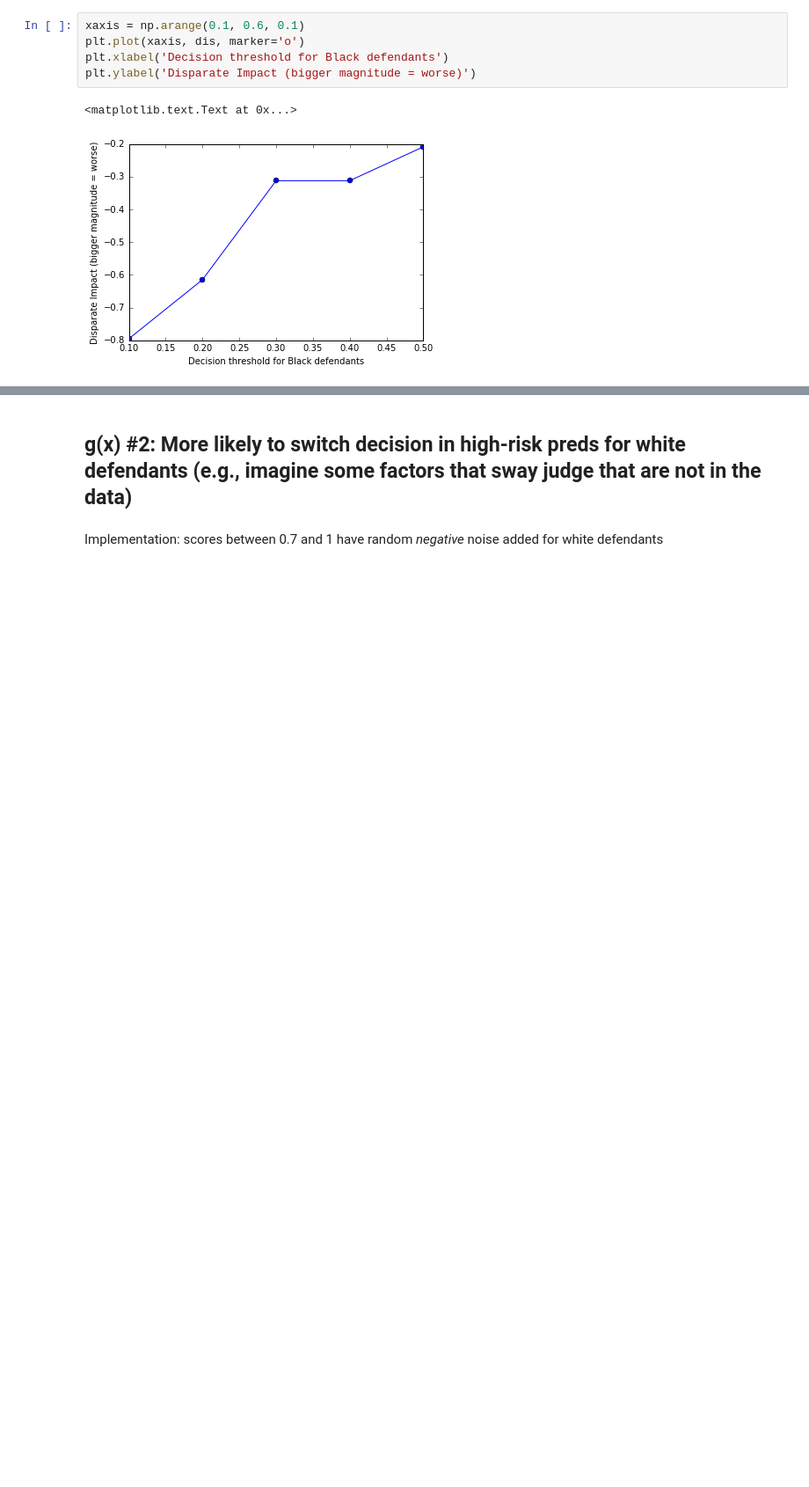
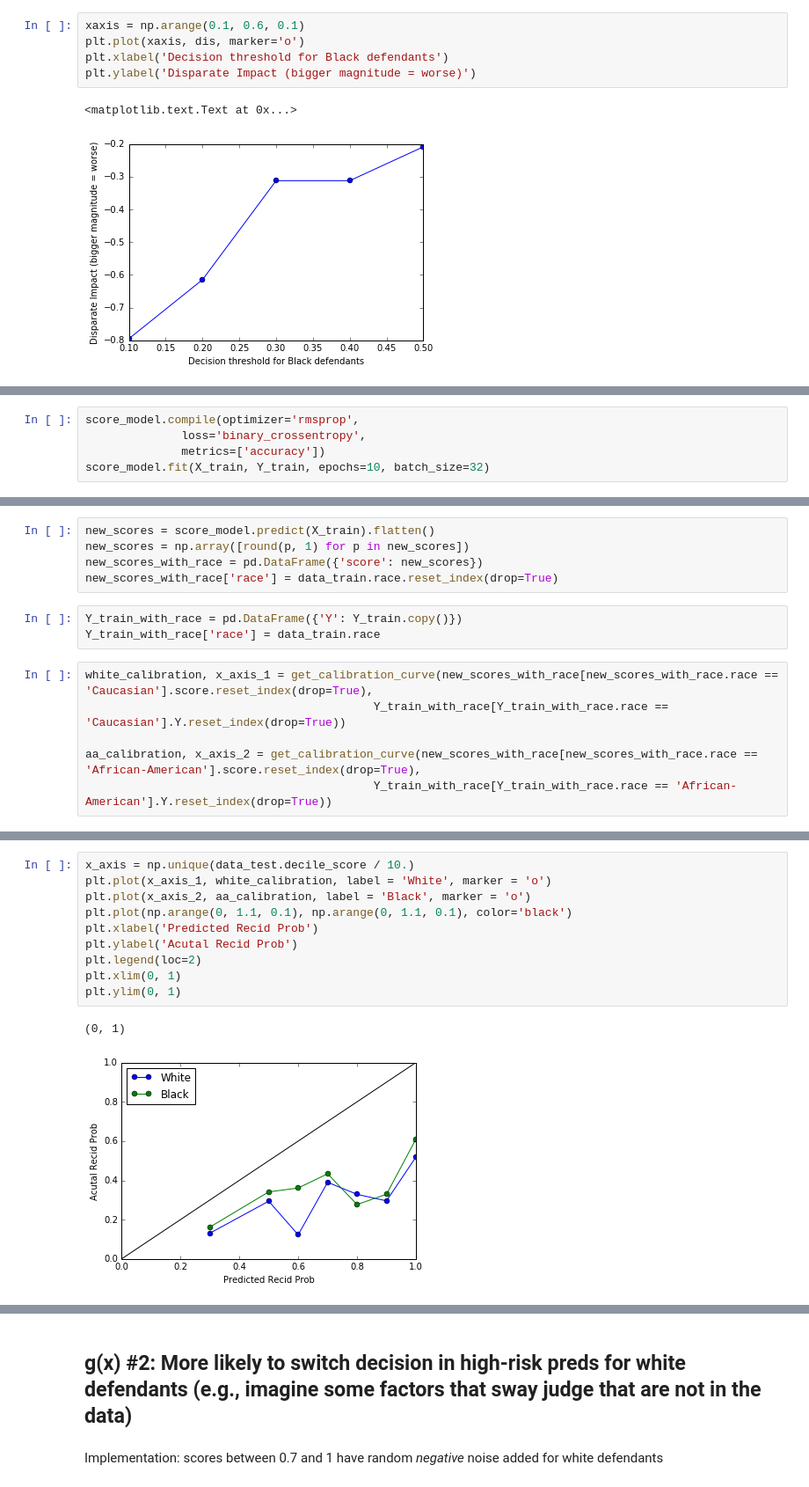
Before and after one commit to harinisuresh/compas-analysis, a Jupyter notebook: Heterogenous Eng Analysis.ipynb, the cells around one changed output, grey strips where cells are left out. Shown at 88% size. Saved outputs shown, nothing was run; the diff lists cells and outputs as text; blank space fills up the shorter version.

```diff
--- a/Heterogenous Eng Analysis.ipynb
+++ b/Heterogenous Eng Analysis.ipynb
@@ -272,0 +341,5 @@ plt.ylabel('Disparate Impact (bigger magnitude = worse)')
+# %%
+score_model.compile(optimizer='rmsprop',
+              loss='binary_crossentropy',
+              metrics=['accuracy'])
+score_model.fit(X_train, Y_train, epochs=10, batch_size=32)
@@ -272,0 +418,14 @@ plt.ylabel('Disparate Impact (bigger magnitude = worse)')
+# %%
+new_scores = score_model.predict(X_train).flatten()
+new_scores = np.array([round(p, 1) for p in new_scores])
+new_scores_with_race = pd.DataFrame({'score': new_scores})
+new_scores_with_race['race'] = data_train.race.reset_index(drop=True)
+# %%
+Y_train_with_race = pd.DataFrame({'Y': Y_train.copy()})
+Y_train_with_race['race'] = data_train.race
+# %%
+white_calibration, x_axis_1 = get_calibration_curve(new_scores_with_race[new_scores_with_race.race == 'Caucasian'].score.reset_index(drop=True),
+                                          Y_train_with_race[Y_train_with_race.race == 'Caucasian'].Y.reset_index(drop=True))
+
+aa_calibration, x_axis_2 = get_calibration_curve(new_scores_with_race[new_scores_with_race.race == 'African-American'].score.reset_index(drop=True),
+                                          Y_train_with_race[Y_train_with_race.race == 'African-American'].Y.reset_index(drop=True))
@@ -272,0 +443,13 @@ plt.ylabel('Disparate Impact (bigger magnitude = worse)')
+# %%
+x_axis = np.unique(data_test.decile_score / 10.)
+plt.plot(x_axis_1, white_calibration, label = 'White', marker = 'o')
+plt.plot(x_axis_2, aa_calibration, label = 'Black', marker = 'o')
+plt.plot(np.arange(0, 1.1, 0.1), np.arange(0, 1.1, 0.1), color='black')
+plt.xlabel('Predicted Recid Prob')
+plt.ylabel('Acutal Recid Prob')
+plt.legend(loc=2)
+plt.xlim(0, 1)
+plt.ylim(0, 1)
+# %% [output]
+(0, 1)
+[figure, added]
```
Also changed, not shown: parts of 26 cells of this notebook.
